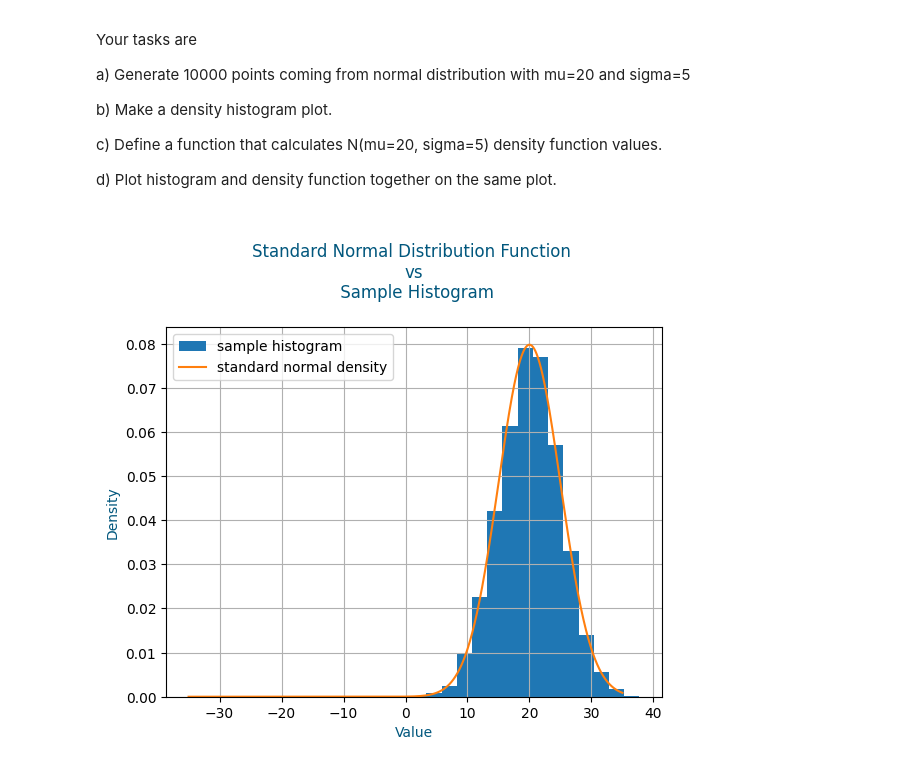
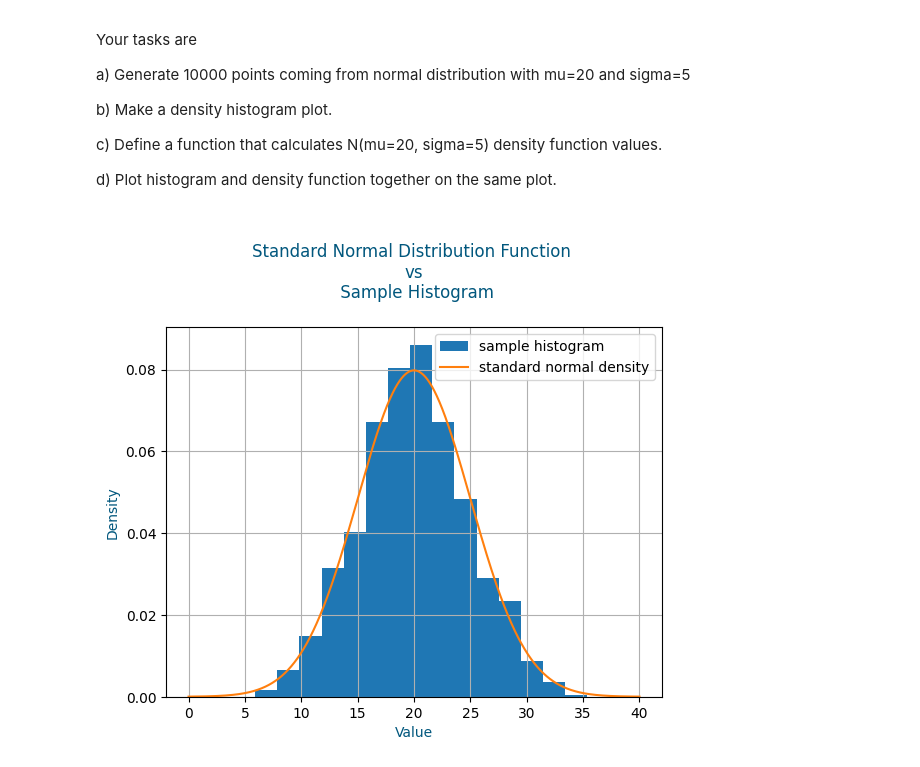
Before and after one commit to DainiusToleikis/DTA, a Jupyter notebook: 01_Numpy_Arrays.ipynb, the cells around one changed output. Drawn from its saved outputs; the diff is of its cells as text; code cells hidden in the pictures.

```diff
--- a/01_Numpy_Arrays.ipynb
+++ b/01_Numpy_Arrays.ipynb
@@ -554,32 +560,32 @@ import numpy as np
 def normal_df(x, mu=20, sigma=5):
     return 1 / sigma / np.sqrt(2*np.pi) * np.exp(-1/2 * ((x - mu)/sigma)**2)
 
 vectorized_normal_df = np.vectorize(normal_df)
 
-x = np.linspace(-35, 35, 10000)
+x = np.linspace(0, 40, 10000)
 y = vectorized_normal_df(x)
 
 font_color = "#01577d"
 
 
 # Sample from Standard Norma Distribution
 stnorm_points = np.random.normal(loc=20, scale=5, size=1000)
 plt.hist(stnorm_points, bins=15, density=True, label="sample histogram")
 
 plt.title("\nStandard Normal Distribution Function \nvs\n Sample Histogram\n", color=font_color)
 plt.ylabel("Density", fontsize=10, color=font_color)
 plt.xlabel("Value", fontsize=10, color=font_color)
 
 # Add Standard Normal Distribution Density Function
 plt.plot(x, y, label="standard normal density")
 
 # Add grid
 plt.grid()
 
 # Add legend
 plt.legend()
 
 # Display Plot
 plt.show()
 # %% [output]
-[figure, old version]
+[figure, new version]
```
Also changed, not shown: parts of 8 cells of this notebook.
